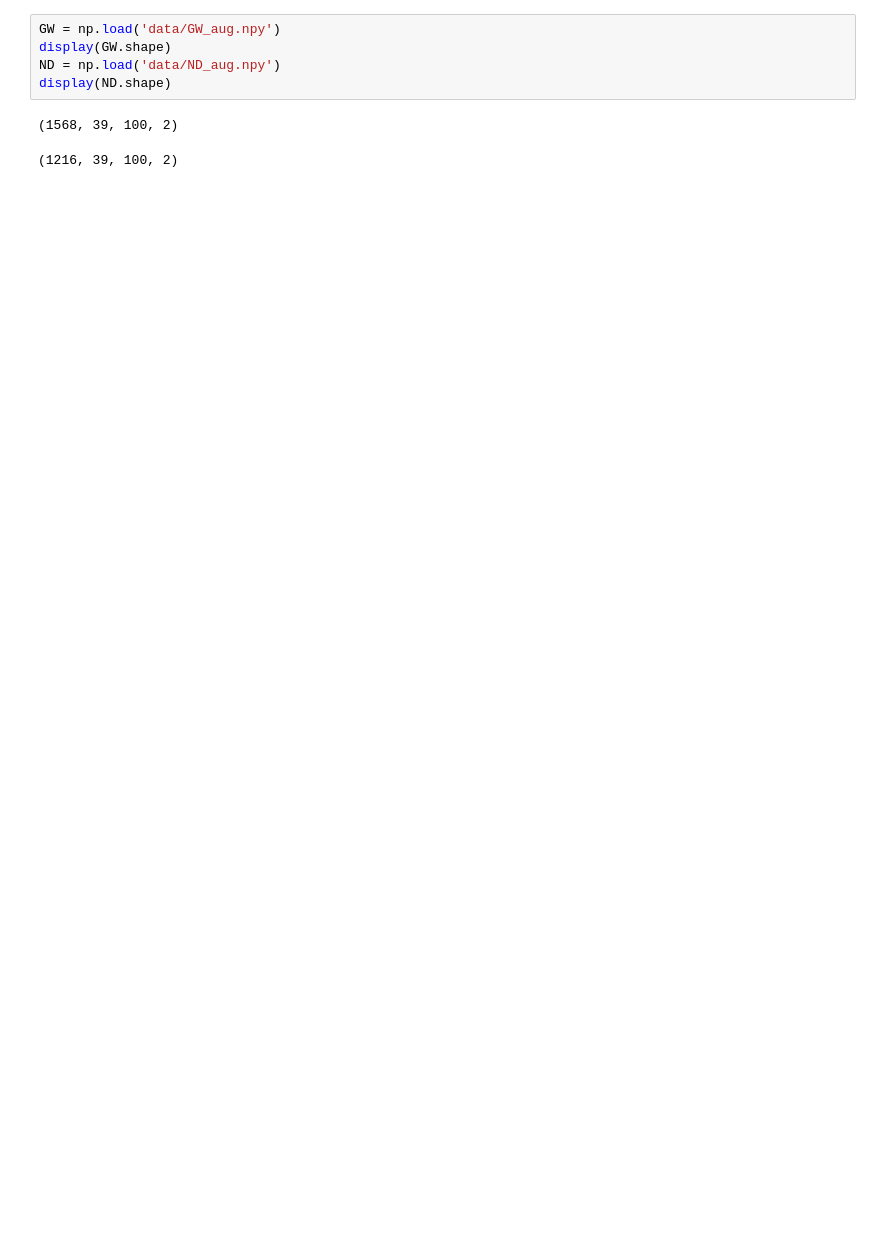
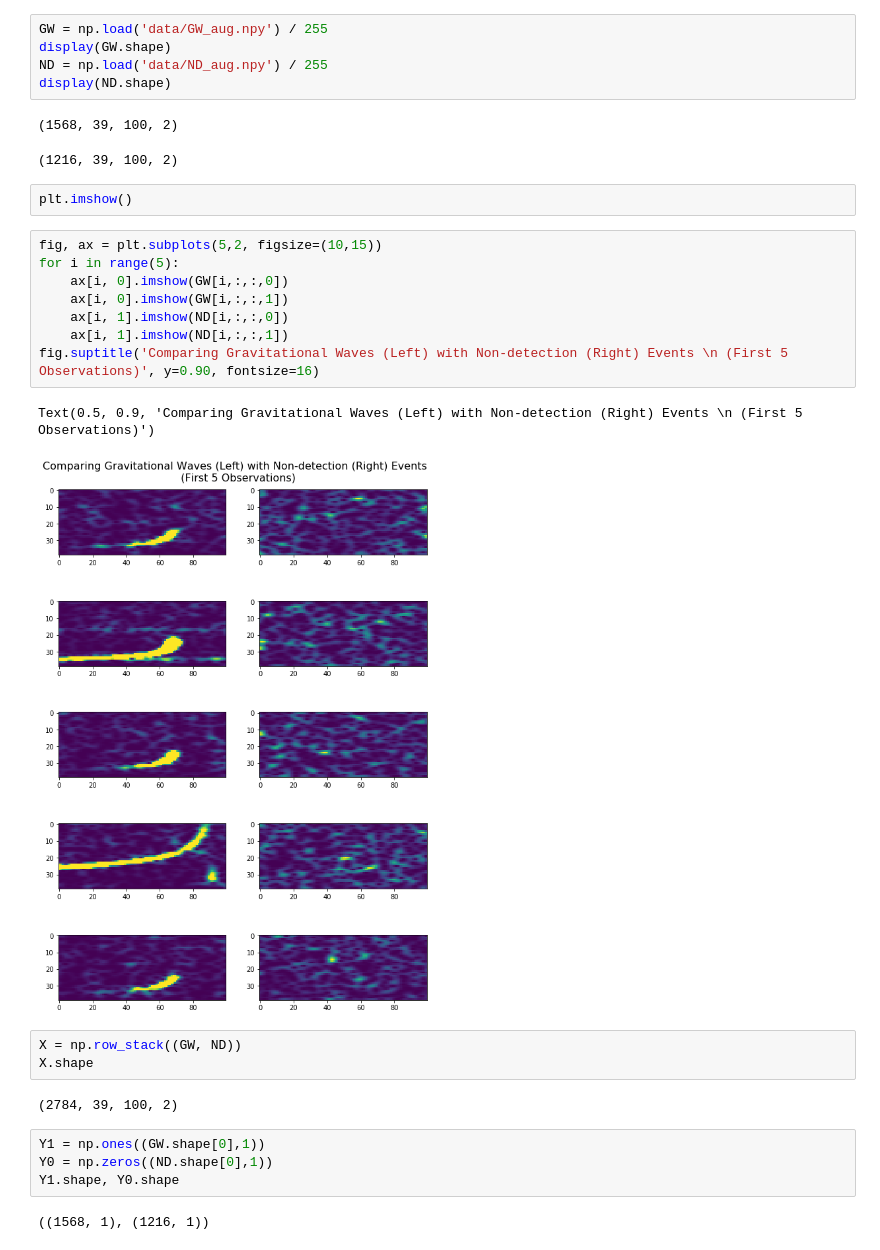
Before and after one commit to srk-apts/CS109B, a Jupyter notebook: HW/cs109b_hw3.ipynb, the cells around one changed output. Saved outputs shown, nothing was run; the diff lists cells and outputs as text; blank space fills up the shorter version.

```diff
--- a/HW/cs109b_hw3.ipynb
+++ b/HW/cs109b_hw3.ipynb
@@ -648,8 +662,32 @@ Summarize your results in a short report. Explain why you chose the architecture
 # %%
-GW = np.load('data/GW_aug.npy')
+GW = np.load('data/GW_aug.npy') / 255
 display(GW.shape)
-ND = np.load('data/ND_aug.npy')
+ND = np.load('data/ND_aug.npy') / 255
 display(ND.shape)
 # %% [output]
 (1568, 39, 100, 2)
 (1216, 39, 100, 2)
+# %%
+plt.imshow()
+# %%
+fig, ax = plt.subplots(5,2, figsize=(10,15))
+for i in range(5):
+    ax[i, 0].imshow(GW[i,:,:,0])
+    ax[i, 0].imshow(GW[i,:,:,1])
+    ax[i, 1].imshow(ND[i,:,:,0])
+    ax[i, 1].imshow(ND[i,:,:,1])
+fig.suptitle('Comparing Gravitational Waves (Left) with Non-detection (Right) Events \n (First 5 Observations)', y=0.90, fontsize=16)
+# %% [output]
+Text(0.5, 0.9, 'Comparing Gravitational Waves (Left) with Non-detection (Right) Events \n (First 5 Observations)')
+[figure, added]
+# %%
+X = np.row_stack((GW, ND))
+X.shape
+# %% [output]
+(2784, 39, 100, 2)
+# %%
+Y1 = np.ones((GW.shape[0],1))
+Y0 = np.zeros((ND.shape[0],1))
+Y1.shape, Y0.shape
+# %% [output]
+((1568, 1), (1216, 1))
```
Also changed, not shown: parts of 12 cells of this notebook.
